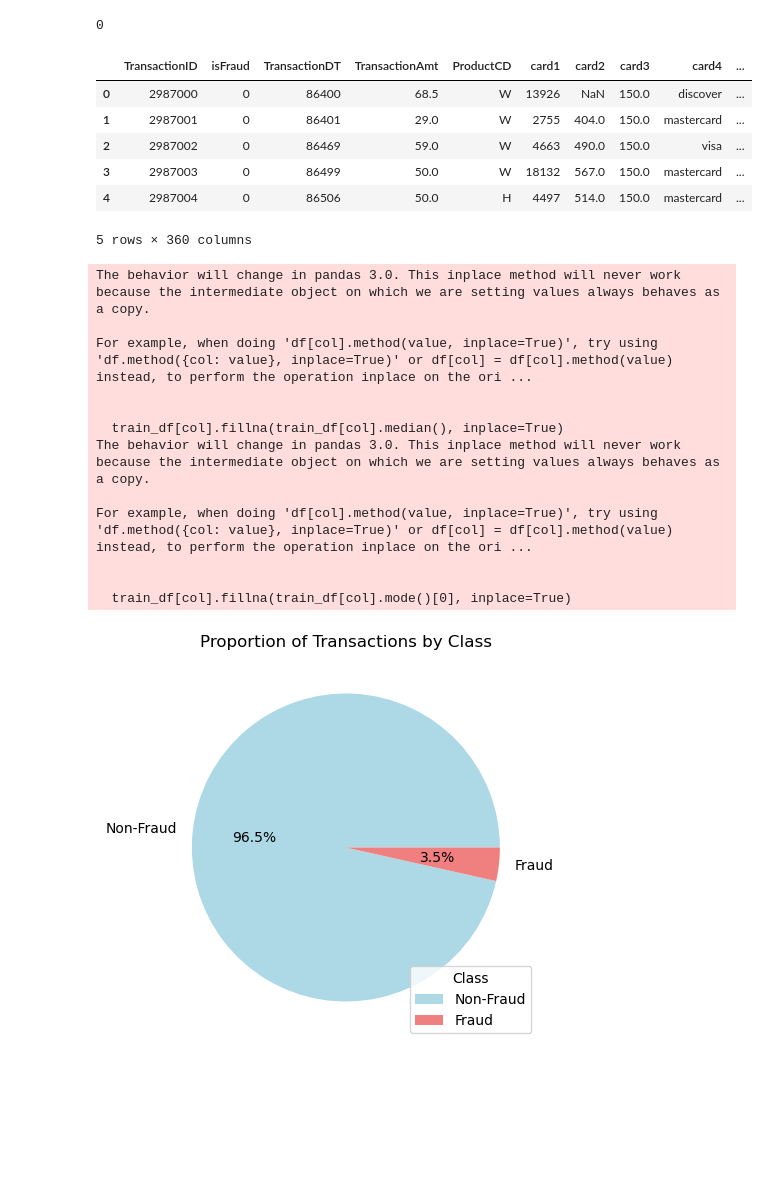
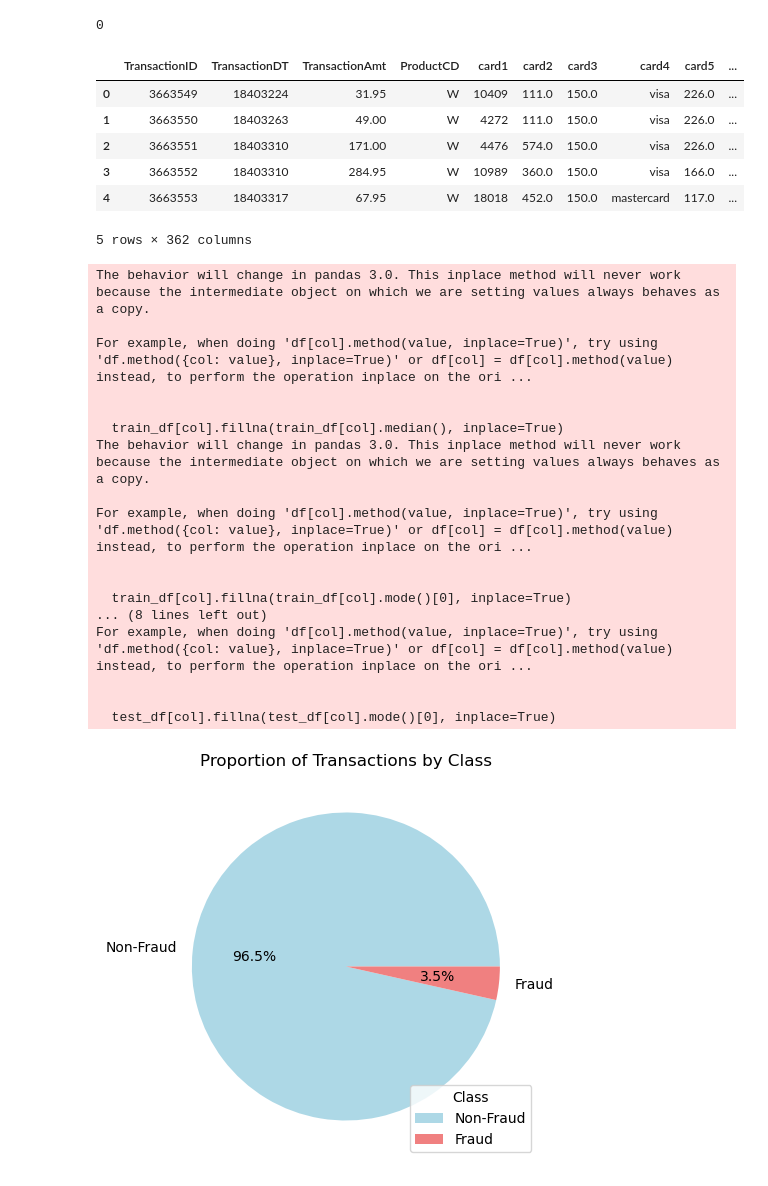
Before and after one commit to selintoker/FraudDetection, a Jupyter notebook: IEEE_CIS_dataset_FraudDetection.ipynb, the cells around one changed output. Drawn from its saved outputs; the diff is of its cells as text; code cells hidden in the pictures; blank space fills up the shorter version.

```diff
--- a/IEEE_CIS_dataset_FraudDetection.ipynb
+++ b/IEEE_CIS_dataset_FraudDetection.ipynb
@@ -120,20 +127,21 @@ Length: 434, dtype: int64
 train_df.duplicated().sum() #
 # %% [output]
 0
-# %%
-train_df.drop_duplicates(inplace=True) #drop all duplicates
 # %%
 threshold = 0.8
 train_df = train_df[train_df.columns[train_df.isnull().mean() < threshold]]
 train_df.head()
+
+test_df = test_df[test_df.columns[test_df.isnull().mean() < threshold]]
+test_df.head()
 # %% [output]
-|  | TransactionID | isFraud | TransactionDT | TransactionAmt | ProductCD | card1 | card2 | card3 | card4 | ... |
-| 0 | 2987000 | 0 | 86400 | 68.5 | W | 13926 | NaN | 150.0 | discover | ... |
-| 1 | 2987001 | 0 | 86401 | 29.0 | W | 2755 | 404.0 | 150.0 | mastercard | ... |
-| 2 | 2987002 | 0 | 86469 | 59.0 | W | 4663 | 490.0 | 150.0 | visa | ... |
-| 3 | 2987003 | 0 | 86499 | 50.0 | W | 18132 | 567.0 | 150.0 | mastercard | ... |
-| 4 | 2987004 | 0 | 86506 | 50.0 | H | 4497 | 514.0 | 150.0 | mastercard | ... |
+|  | TransactionID | TransactionDT | TransactionAmt | ProductCD | card1 | card2 | card3 | card4 | card5 | ... |
+| 0 | 3663549 | 18403224 | 31.95 | W | 10409 | 111.0 | 150.0 | visa | 226.0 | ... |
+| 1 | 3663550 | 18403263 | 49.00 | W | 4272 | 111.0 | 150.0 | visa | 226.0 | ... |
+| 2 | 3663551 | 18403310 | 171.00 | W | 4476 | 574.0 | 150.0 | visa | 226.0 | ... |
+| 3 | 3663552 | 18403310 | 284.95 | W | 10989 | 360.0 | 150.0 | visa | 166.0 | ... |
+| 4 | 3663553 | 18403317 | 67.95 | W | 18018 | 452.0 | 150.0 | mastercard | 117.0 | ... |
-5 rows × 360 columns
+5 rows × 362 columns
 # %%
 for col in train_df.columns:
     if train_df[col].dtype in ['float64', 'int64']:
@@ -144,6 +152,15 @@ for col in train_df.columns:
 # Drop columns that are irrelevant or have high cardinality (e.g., TransactionID, DeviceInfo)
 irrelevant_cols = ['TransactionID', 'DeviceInfo']
 train_df = train_df.drop(columns=irrelevant_cols)
+
+for col in test_df.columns:
+    if test_df[col].dtype in ['float64', 'int64']:
+        test_df[col].fillna(test_df[col].median(), inplace=True)
+    else:
+        test_df[col].fillna(test_df[col].mode()[0], inplace=True)
+
+# Drop columns that are irrelevant or have high cardinality (e.g., TransactionID, DeviceInfo)
+test_df = test_df.drop(columns=irrelevant_cols)
 # %% [output]
 The behavior will change in pandas 3.0. This inplace method will never work because the intermediate object on which we are setting values always behaves as a copy.
 
@@ -157,6 +174,11 @@ For example, when doing 'df[col].method(value, inplace=True)', try using 'df.met
 
 
   train_df[col].fillna(train_df[col].mode()[0], inplace=True)
+... (8 lines left out)
+For example, when doing 'df[col].method(value, inplace=True)', try using 'df.method({col: value}, inplace=True)' or df[col] = df[col].method(value) instead, to perform the operation inplace on the ori ...
+
+
+  test_df[col].fillna(test_df[col].mode()[0], inplace=True)
 # %%
 # Create a pie chart
 class_counts = train_df['isFraud'].value_counts()
```
Also changed, not shown: parts of 28 cells of this notebook.
